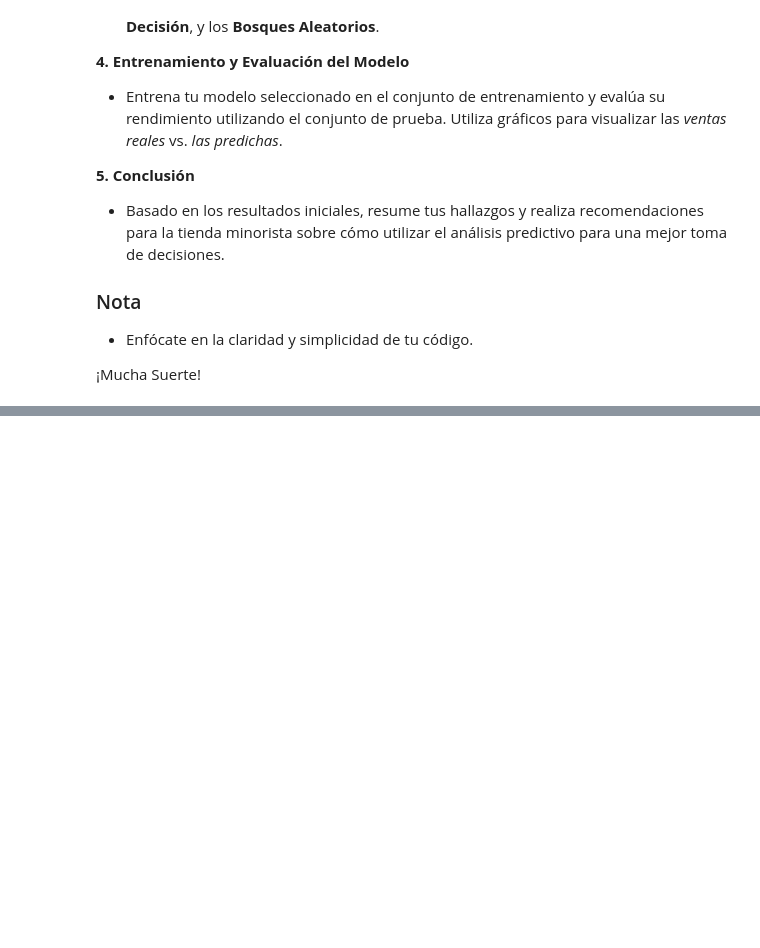
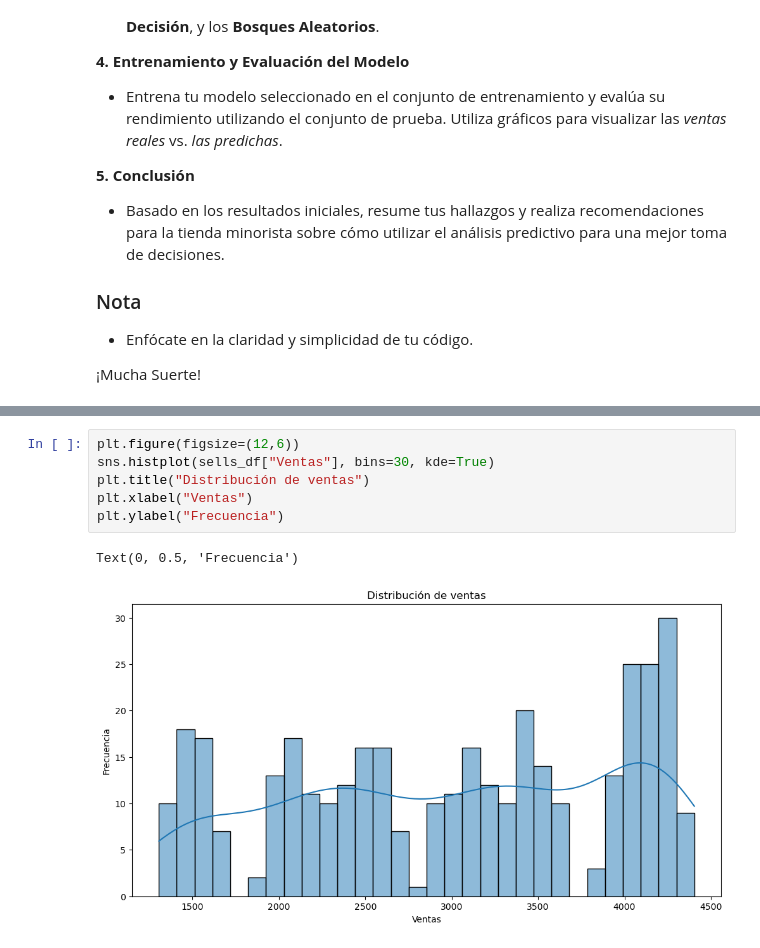
Before and after one commit to jcarloshg/data-science-federco-garay, a Jupyter notebook: day-11/10.project.ipynb, the cells around one changed output, grey strips where cells are left out. Drawn from its saved outputs; the diff is of its cells as text; blank space fills up the shorter version.

```diff
--- a/day-11/10.project.ipynb
+++ b/day-11/10.project.ipynb
@@ -72,0 +84,9 @@ Index(['DíaDeLaSemana', 'Promociones', 'Festivo'], dtype='object')
+# %%
+plt.figure(figsize=(12,6))
+sns.histplot(sells_df["Ventas"], bins=30, kde=True)
+plt.title("Distribución de ventas")
+plt.xlabel("Ventas")
+plt.ylabel("Frecuencia")
+# %% [output]
+Text(0, 0.5, 'Frecuencia')
+[figure, added]
```
Also changed, not shown: parts of 10 cells of this notebook, 3 other files.
